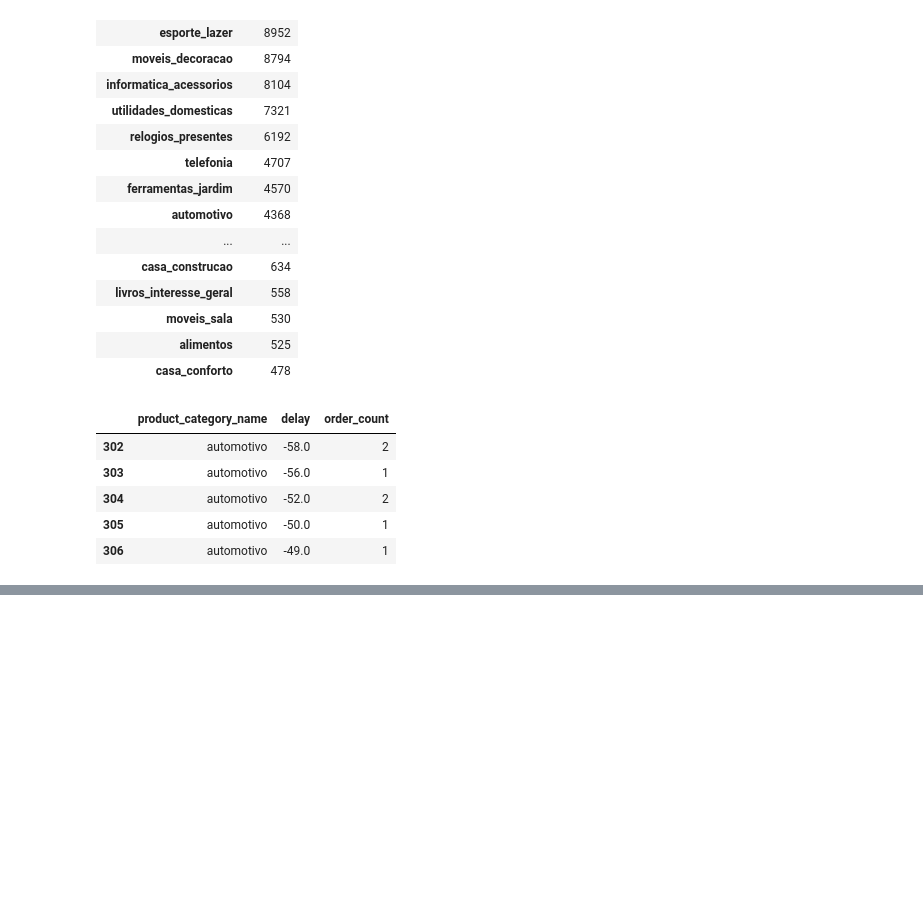
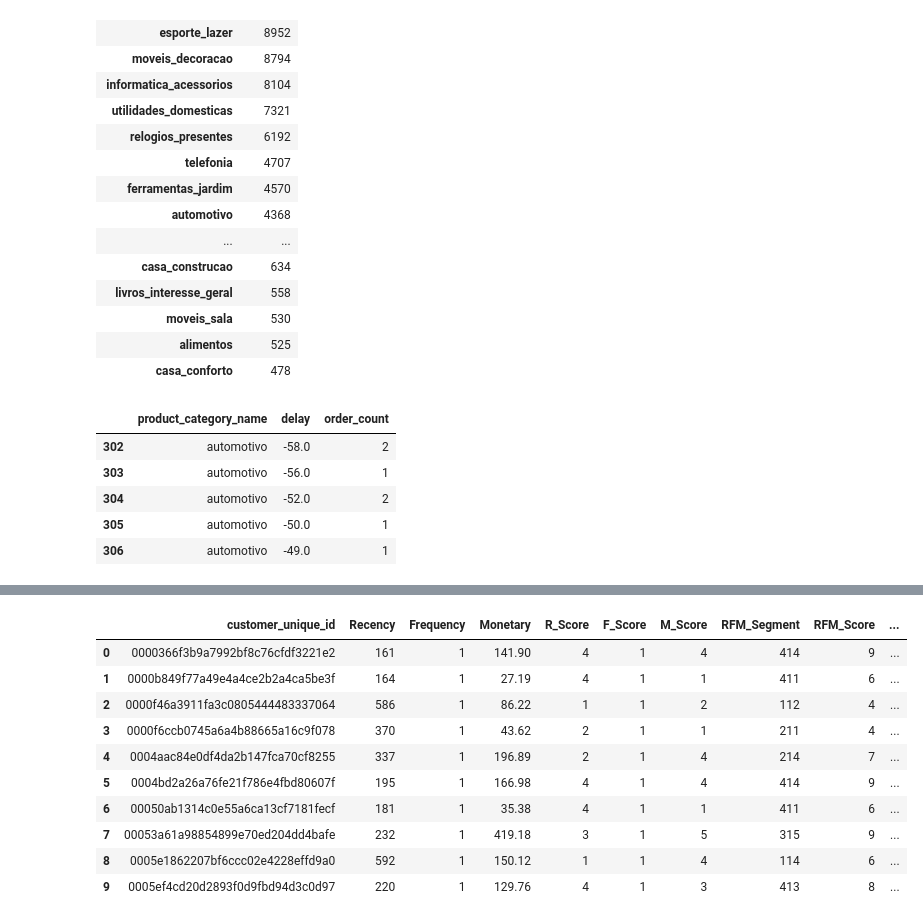
Before and after one commit to olavodd42/analise_exploratoria_olist, a Jupyter notebook: notebook.ipynb, the cells around one changed output, grey strips where cells are left out. Saved outputs shown, nothing was run; the diff lists cells and outputs as text; code cells hidden in the pictures; blank space fills up the shorter version.

```diff
--- a/notebook.ipynb
+++ b/notebook.ipynb
@@ -700,0 +844,12 @@ plt.show()
+# %%
+rfm = df_orders_total.groupby("customer_unique_id").agg({
+    "order_purchase_timestamp": lambda x: (ref_date - x.max()).days,  # Recency
+    "order_id": "count",                                             # Frequency
+    "payment_value": "sum"                                           # Monetary
+}).reset_index().rename(columns={
+    "order_purchase_timestamp": "Recency",
+    "order_id": "Frequency",
+    "payment_value": "Monetary"
+})
+
+rfm.head()
@@ -700,0 +863,7 @@ plt.show()
+# %%
+# Cria escores de 1 a 5
+rfm["R_Score"] = pd.qcut(rfm["Recency"], 5, labels=[5,4,3,2,1]).astype(int)   # menor recency = score mais alto
+rfm["F_Score"] = pd.qcut(rfm["Frequency"].rank(method="first"), 5, labels=[1,2,3,4,5]).astype(int)
+rfm["M_Score"] = pd.qcut(rfm["Monetary"], 5, labels=[1,2,3,4,5]).astype(int)
+
+rfm.head(10)
@@ -700,0 +882,5 @@ plt.show()
+# %%
+# Escore RFM
+rfm["RFM_Segment"] = rfm["R_Score"].astype(str) + rfm["F_Score"].astype(str) + rfm["M_Score"].astype(str)
+rfm["RFM_Score"] = rfm[["R_Score", "F_Score", "M_Score"]].sum(axis=1)
+rfm.head(10)
@@ -700,0 +899,29 @@ plt.show()
+# %%
+# === 4. Classificação simples de segmentos ===
+def segment_class(row):
+    if row["RFM_Score"] >= 12:
+        return "Campeões"
+    elif row["R_Score"] >= 4 and row["F_Score"] >= 4:
+        return "Fiéis"
+    elif row["R_Score"] >= 4 and row["M_Score"] >= 4:
+        return "Gastadores recentes"
+    elif row["R_Score"] <= 2 and row["F_Score"] >= 3:
+        return "Em risco"
+    else:
+        return "Outros"
+
+rfm["Segment"] = rfm.apply(segment_class, axis=1)
+# %%
+rfm.head(10)
+# %% [output]
+|  | customer_unique_id | Recency | Frequency | Monetary | R_Score | F_Score | M_Score | RFM_Segment | RFM_Score | ... |
+| 0 | 0000366f3b9a7992bf8c76cfdf3221e2 | 161 | 1 | 141.90 | 4 | 1 | 4 | 414 | 9 | ... |
+| 1 | 0000b849f77a49e4a4ce2b2a4ca5be3f | 164 | 1 | 27.19 | 4 | 1 | 1 | 411 | 6 | ... |
+| 2 | 0000f46a3911fa3c0805444483337064 | 586 | 1 | 86.22 | 1 | 1 | 2 | 112 | 4 | ... |
+| 3 | 0000f6ccb0745a6a4b88665a16c9f078 | 370 | 1 | 43.62 | 2 | 1 | 1 | 211 | 4 | ... |
+| 4 | 0004aac84e0df4da2b147fca70cf8255 | 337 | 1 | 196.89 | 2 | 1 | 4 | 214 | 7 | ... |
+| 5 | 0004bd2a26a76fe21f786e4fbd80607f | 195 | 1 | 166.98 | 4 | 1 | 4 | 414 | 9 | ... |
+| 6 | 00050ab1314c0e55a6ca13cf7181fecf | 181 | 1 | 35.38 | 4 | 1 | 1 | 411 | 6 | ... |
+| 7 | 00053a61a98854899e70ed204dd4bafe | 232 | 1 | 419.18 | 3 | 1 | 5 | 315 | 9 | ... |
+| 8 | 0005e1862207bf6ccc02e4228effd9a0 | 592 | 1 | 150.12 | 1 | 1 | 4 | 114 | 6 | ... |
+| 9 | 0005ef4cd20d2893f0d9fbd94d3c0d97 | 220 | 1 | 129.76 | 4 | 1 | 3 | 413 | 8 | ... |
```
Also changed, not shown: parts of 19 cells of this notebook.
